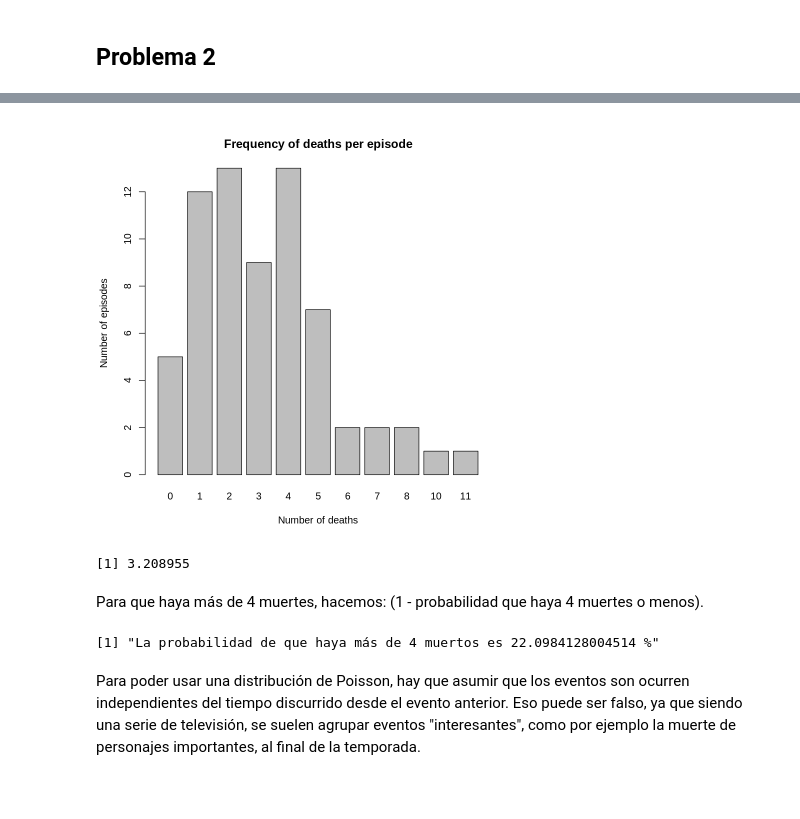
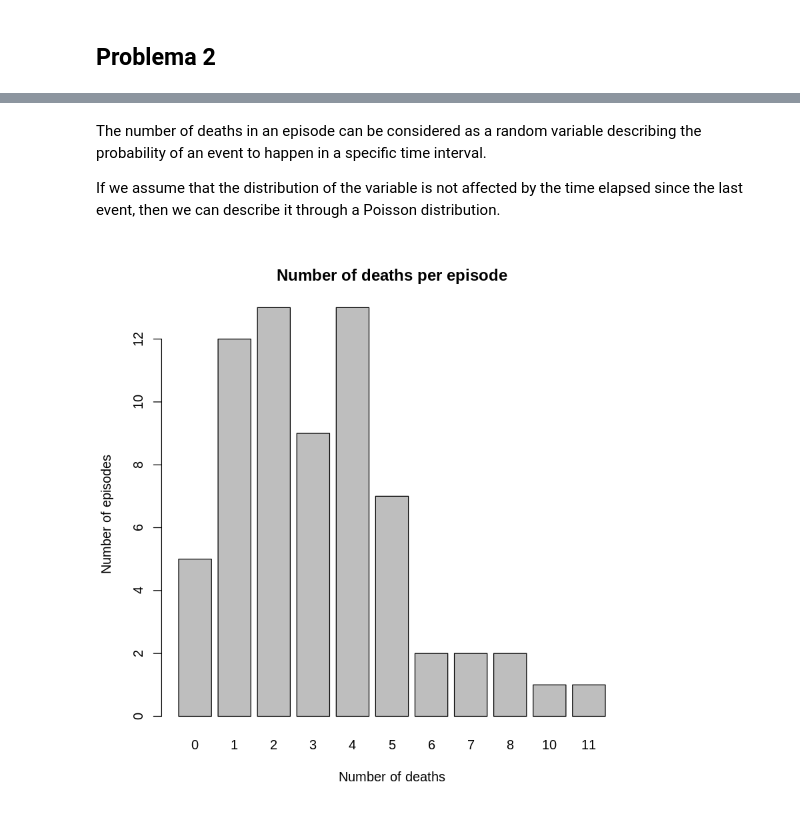
Before and after one commit to NTrevisani/DataScienceMaster, a Jupyter notebook: Estadistica/Practica2/Practica2.ipynb, the cells around one changed output, grey strips where cells are left out. Saved outputs shown, nothing was run; the diff lists cells and outputs as text; code cells hidden in the pictures; blank space fills up the shorter version.

```diff
--- a/Estadistica/Practica2/Practica2.ipynb
+++ b/Estadistica/Practica2/Practica2.ipynb
@@ -97,28 +149,12 @@ total.deaths
+# %% [markdown]
+The number of deaths in an episode can be considered as a random variable describing the probability of an event to happen in a specific time interval.
+
+If we assume that the distribution of the variable is not affected by the time elapsed since the last event, then we can describe it through a Poisson distribution.
 # %%
-# Miramos como se distribuye el número de muertes por episodio
+# Let's see how the number of deaths per episode is distributed
 death.table <- table(got$NumDeaths)
 
 barplot(death.table, xlab="Number of deaths", ylab="Number of episodes",
-       main = "Frequency of deaths per episode")
+       main = "Number of deaths per episode")
 # %% [output]
-[figure, old version]
+[figure, new version]
-# %%
-# Esta es una distribución de Poisson
-# Sacamos los valores clave de la distrubución
-
-# lambda = valor medio de la distribución
-lambda <- mean(got$NumDeaths)
-print(lambda)
-# %% [output]
-[1] 3.208955
-# %% [markdown]
-Para que haya más de 4 muertes, hacemos:
-(1 - probabilidad que haya 4 muertes o menos).
-# %%
-p.4 <- (1 - ppois(4, lambda))
-print(paste("La probabilidad de que haya más de 4 muertos es",p.4*100,"%"))
-# %% [output]
-[1] "La probabilidad de que haya más de 4 muertos es 22.0984128004514 %"
-# %% [markdown]
-Para poder usar una distribución de Poisson, hay que asumir que los eventos son ocurren independientes del tiempo discurrido desde el evento anterior.
-Eso puede ser falso, ya que siendo una serie de televisión, se suelen agrupar eventos "interesantes", como por ejemplo la muerte de personajes importantes, al final de la temporada.
```
Also changed, not shown: parts of 36 cells of this notebook, 2 other files.
